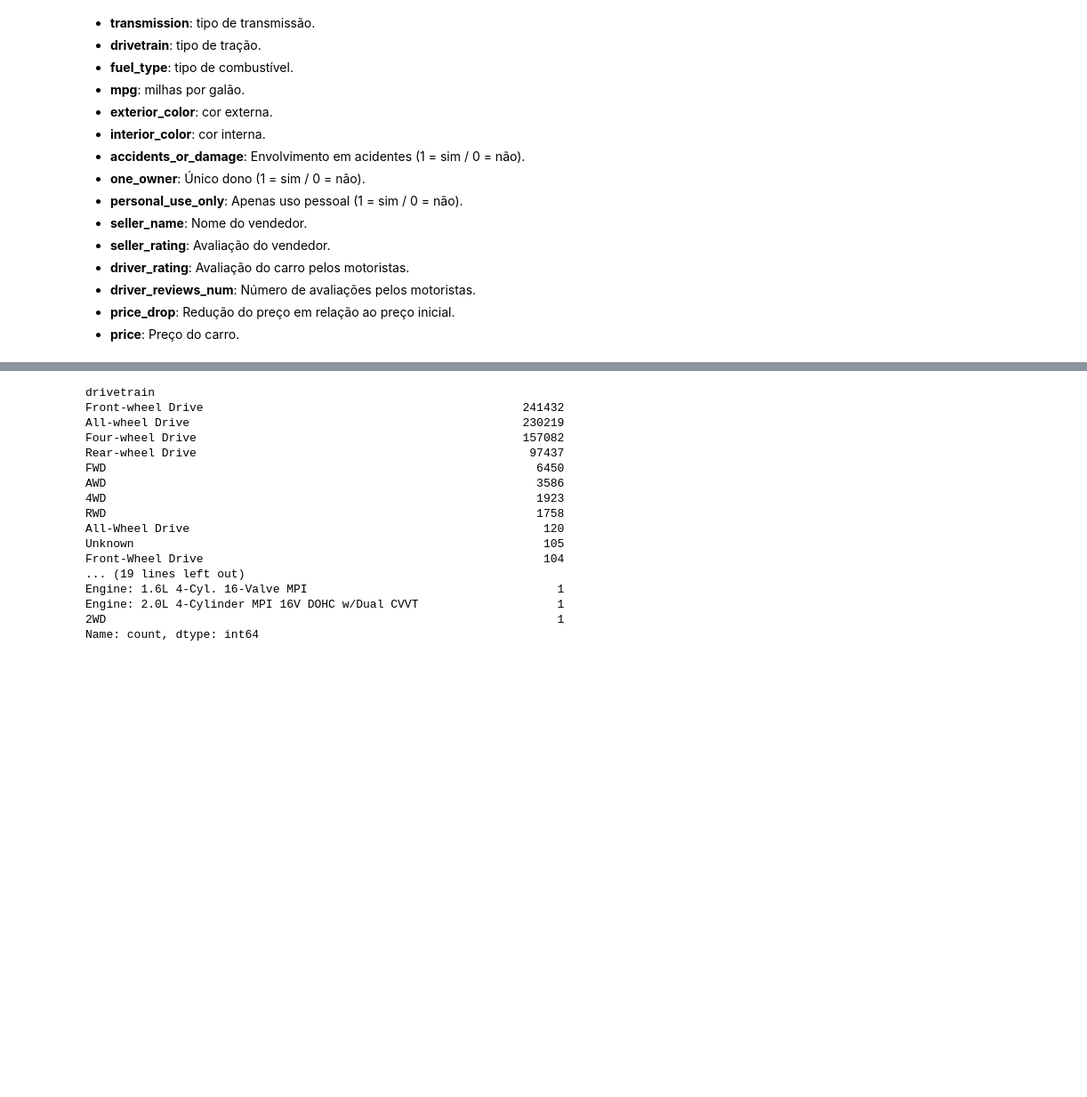
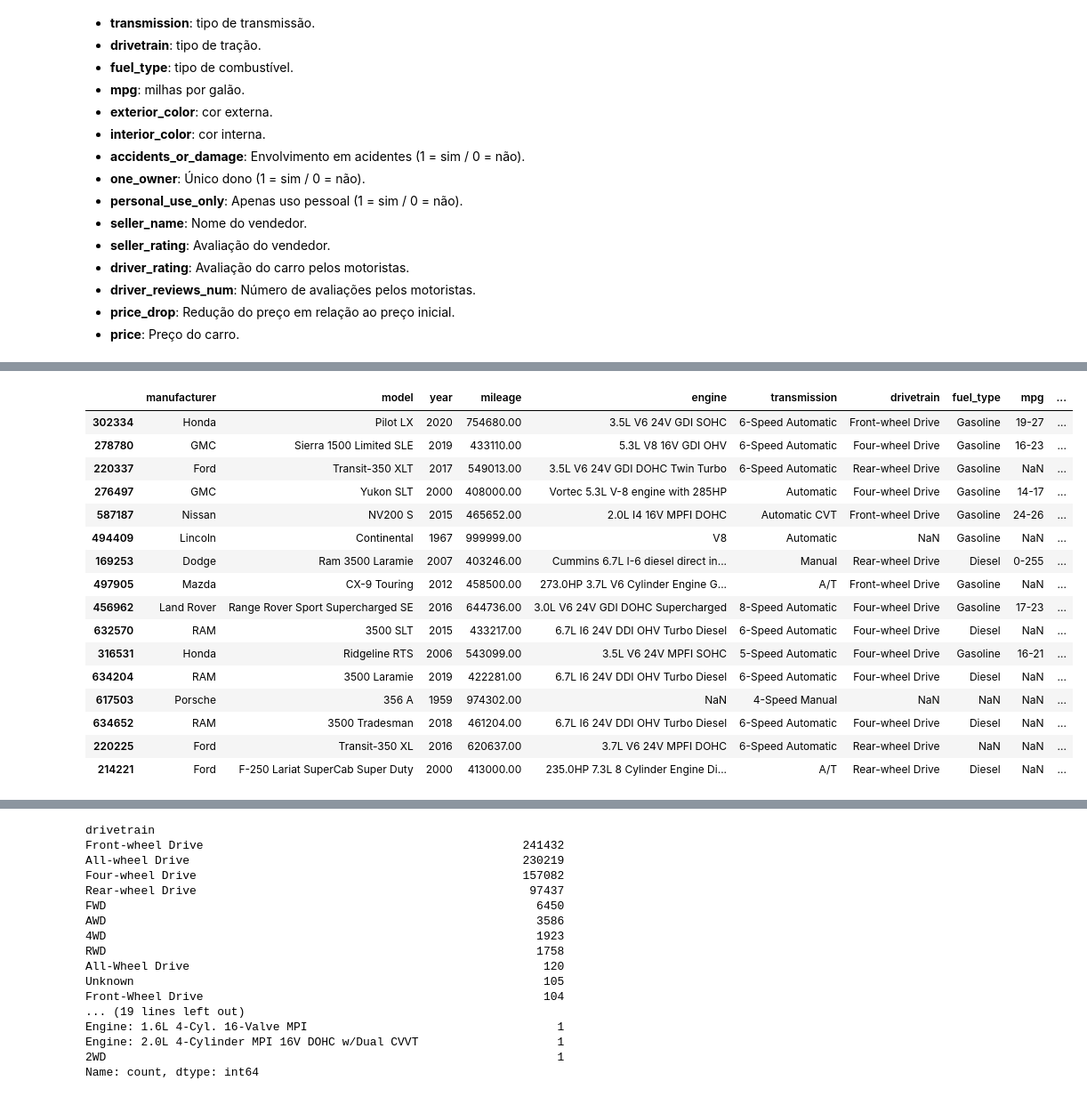
Before and after one commit to BaRobles/Compass_Data_Science, a Jupyter notebook: Sprint-2/Sprint 2.ipynb, the cells around one changed output, grey strips where cells are left out. Shown at 89% size. Drawn from its saved outputs; the diff is of its cells as text; code cells hidden in the pictures; blank space fills up the shorter version.

```diff
--- a/Sprint-2/Sprint 2.ipynb
+++ b/Sprint-2/Sprint 2.ipynb
@@ -91,0 +101,20 @@ plt.show()
+# %%
+cars_df[cars_df['mileage'] > 400000]
+# %% [output]
+|  | manufacturer | model | year | mileage | engine | transmission | drivetrain | fuel_type | mpg | ... |
+| 302334 | Honda | Pilot LX | 2020 | 754680.00 | 3.5L V6 24V GDI SOHC | 6-Speed Automatic | Front-wheel Drive | Gasoline | 19-27 | ... |
+| 278780 | GMC | Sierra 1500 Limited SLE | 2019 | 433110.00 | 5.3L V8 16V GDI OHV | 6-Speed Automatic | Four-wheel Drive | Gasoline | 16-23 | ... |
+| 220337 | Ford | Transit-350 XLT | 2017 | 549013.00 | 3.5L V6 24V GDI DOHC Twin Turbo | 6-Speed Automatic | Rear-wheel Drive | Gasoline | NaN | ... |
+| 276497 | GMC | Yukon SLT | 2000 | 408000.00 | Vortec 5.3L V-8 engine with 285HP | Automatic | Four-wheel Drive | Gasoline | 14-17 | ... |
+| 587187 | Nissan | NV200 S | 2015 | 465652.00 | 2.0L I4 16V MPFI DOHC | Automatic CVT | Front-wheel Drive | Gasoline | 24-26 | ... |
+| 494409 | Lincoln | Continental | 1967 | 999999.00 | V8 | Automatic | NaN | Gasoline | NaN | ... |
+| 169253 | Dodge | Ram 3500 Laramie | 2007 | 403246.00 | Cummins 6.7L I-6 diesel direct in... | Manual | Rear-wheel Drive | Diesel | 0-255 | ... |
+| 497905 | Mazda | CX-9 Touring | 2012 | 458500.00 | 273.0HP 3.7L V6 Cylinder Engine G... | A/T | Front-wheel Drive | Gasoline | NaN | ... |
+| 456962 | Land Rover | Range Rover Sport Supercharged SE | 2016 | 644736.00 | 3.0L V6 24V GDI DOHC Supercharged | 8-Speed Automatic | Four-wheel Drive | Gasoline | 17-23 | ... |
+| 632570 | RAM | 3500 SLT | 2015 | 433217.00 | 6.7L I6 24V DDI OHV Turbo Diesel | 6-Speed Automatic | Four-wheel Drive | Diesel | NaN | ... |
+| 316531 | Honda | Ridgeline RTS | 2006 | 543099.00 | 3.5L V6 24V MPFI SOHC | 5-Speed Automatic | Four-wheel Drive | Gasoline | 16-21 | ... |
+| 634204 | RAM | 3500 Laramie | 2019 | 422281.00 | 6.7L I6 24V DDI OHV Turbo Diesel | 6-Speed Automatic | Four-wheel Drive | Diesel | NaN | ... |
+| 617503 | Porsche | 356 A | 1959 | 974302.00 | NaN | 4-Speed Manual | NaN | NaN | NaN | ... |
+| 634652 | RAM | 3500 Tradesman | 2018 | 461204.00 | 6.7L I6 24V DDI OHV Turbo Diesel | 6-Speed Automatic | Four-wheel Drive | Diesel | NaN | ... |
+| 220225 | Ford | Transit-350 XL | 2016 | 620637.00 | 3.7L V6 24V MPFI DOHC | 6-Speed Automatic | Rear-wheel Drive | NaN | NaN | ... |
+| 214221 | Ford | F-250 Lariat SuperCab Super Duty | 2000 | 413000.00 | 235.0HP 7.3L 8 Cylinder Engine Di... | A/T | Rear-wheel Drive | Diesel | NaN | ... |
```
Also changed, not shown: parts of 23 cells of this notebook.
